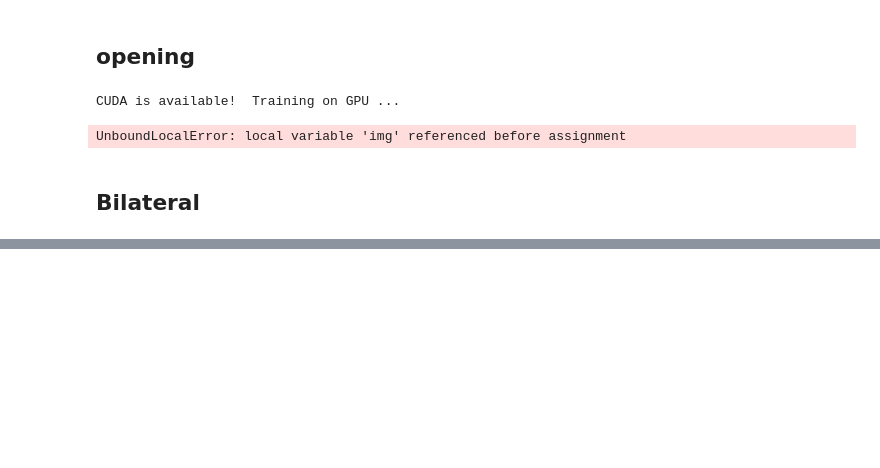
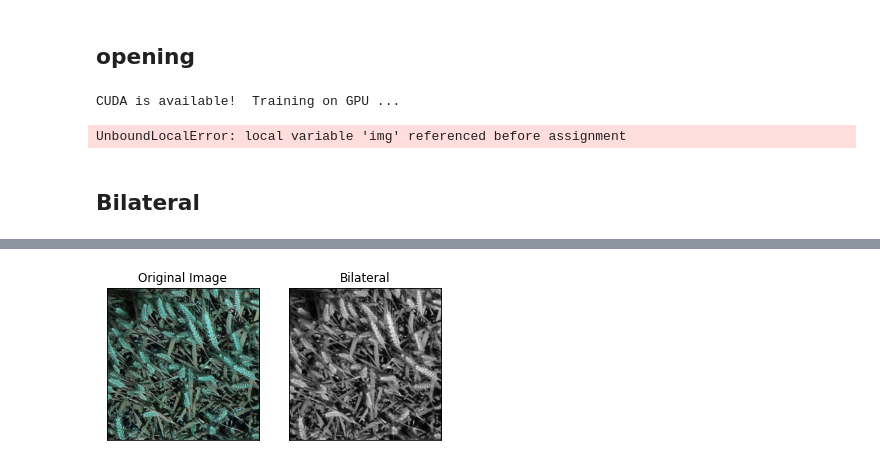
Before and after one commit to GerryChen117/2020-Summer-APS360-Project, a Jupyter notebook: model/openCVModels.ipynb, the cells around one changed output, grey strips where cells are left out. Drawn from its saved outputs; the diff is of its cells as text; code cells hidden in the pictures; blank space fills up the shorter version.

```diff
--- a/model/openCVModels.ipynb
+++ b/model/openCVModels.ipynb
@@ -190,0 +312,11 @@ trainNet(net = my_model,
+# %%
+# Bilateral
+img  = cv2.imread(filepath)
+imgf = cv2.bilateralFilter(cv2.cvtColor(img, cv2.COLOR_BGR2GRAY),9,100,100)
+plt.subplot(121),plt.imshow(img,cmap = 'gray')
+plt.title('Original Image'), plt.xticks([]), plt.yticks([])
+plt.subplot(122),plt.imshow(imgf,cmap = 'gray')
+plt.title('Bilateral'), plt.xticks([]), plt.yticks([])
+plt.show()
+# %% [output]
+[figure, added]
```
Also changed, not shown: parts of 9 cells of this notebook, 44 other files.
